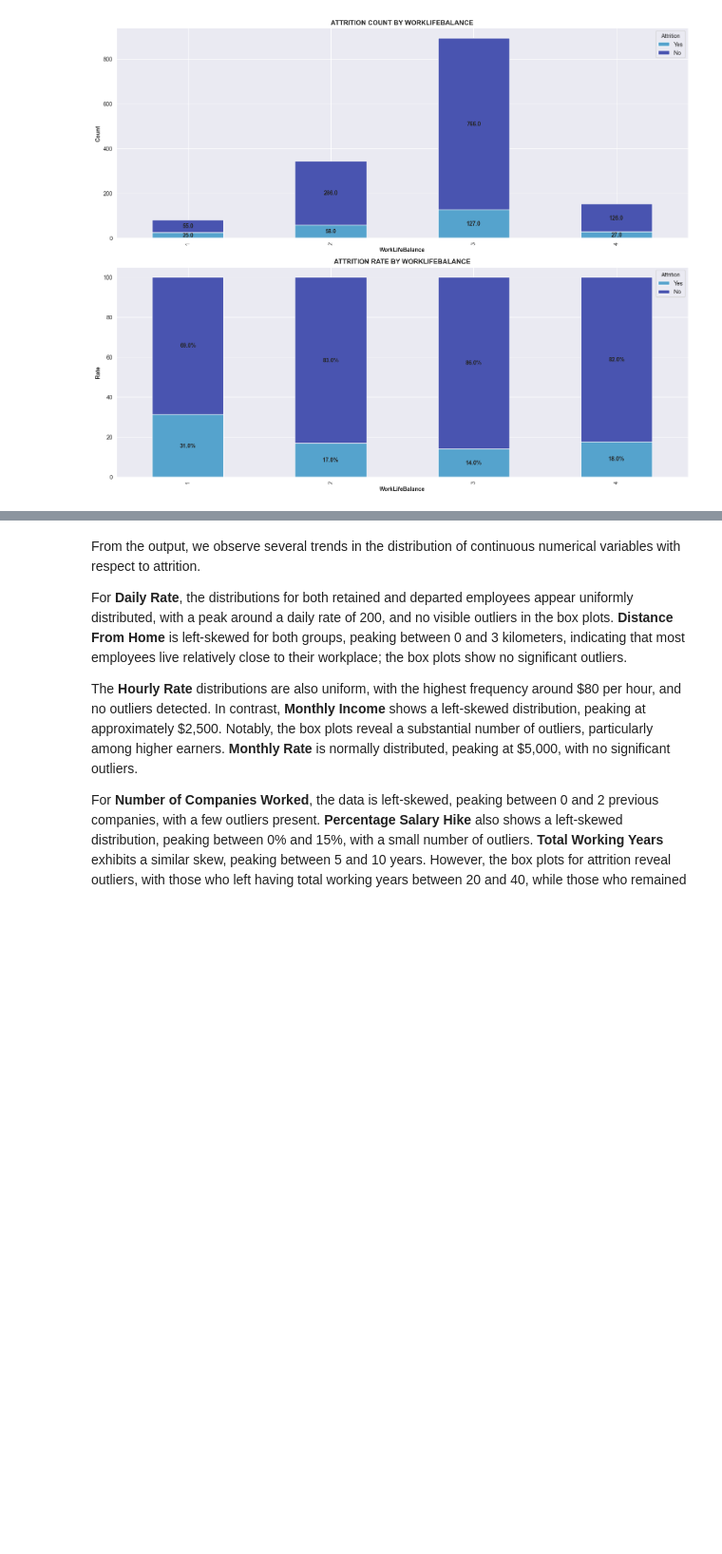
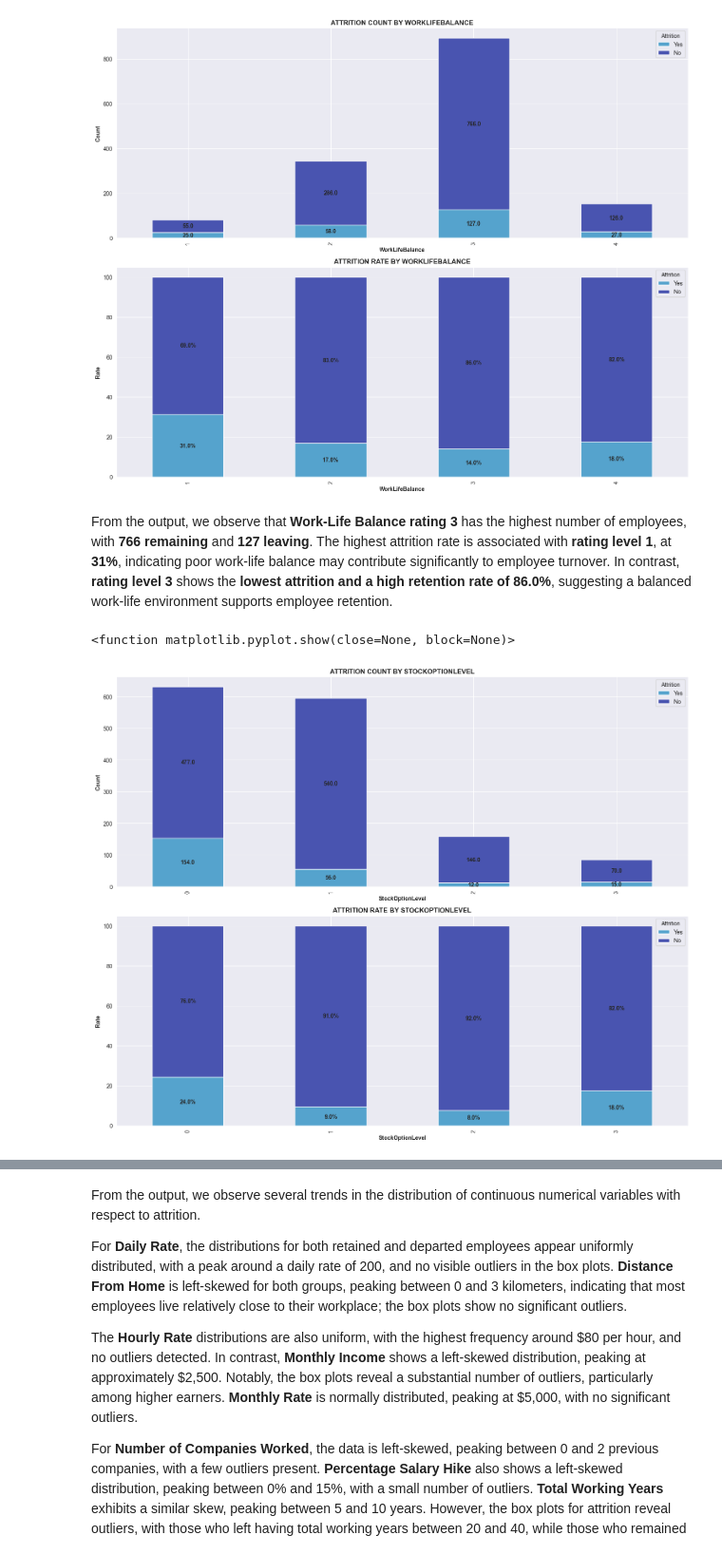
Before and after one commit to George-Njuguna/HR-ATTRITION-MODELLING, a Jupyter notebook: EDA.ipynb, the cells around one changed output, grey strips where cells are left out. Shown at 95% size. Drawn from its saved outputs; the diff is of its cells as text; code cells hidden in the pictures; blank space fills up the shorter version.

```diff
--- a/EDA.ipynb
+++ b/EDA.ipynb
@@ -334,7 +334,7 @@ def ord_data_plot( data , var1 , var2 ):
     return plt.show
 # %%
  # Saving the columns in a list
-ord_columns = [ 'JobLevel' , 'JobInvolvement' , 'Education' , 'EnvironmentSatisfaction' , 'JobSatisfaction' , 'PerformanceRating' , 'RelationshipSatisfaction' , 'WorkLifeBalance']
+ord_columns = [ 'JobLevel' , 'JobInvolvement' , 'Education' , 'EnvironmentSatisfaction' , 'JobSatisfaction' , 'PerformanceRating' , 'RelationshipSatisfaction' , 'WorkLifeBalance' , 'StockOptionLevel']
 # %%
 ord_data_plot( DATA , 'Attrition' , ord_columns[0] )
 # %% [output]
@@ -389,4 +389,11 @@ ord_data_plot( DATA , 'Attrition' , ord_columns[7] )
 # %% [output]
 <function matplotlib.pyplot.show(close=None, block=None)>
 [figure]
+# %% [markdown]
+From the output, we observe that **Work-Life Balance rating 3** has the highest number of employees, with **766 remaining** and **127 leaving**. The highest attrition rate is associated with **rating level 1**, at **31%**, indicating poor work-life balance may contribute significantly to employee turnover. In contrast, **rating level 3** shows the **lowest attrition and a high retention rate of 86.0%**, suggesting a balanced work-life environment supports employee retention.
+# %%
+ord_data_plot( DATA , 'Attrition' , ord_columns[8] )
+# %% [output]
+<function matplotlib.pyplot.show(close=None, block=None)>
+[figure, added]
 # %% [markdown]
```
Also changed, not shown: parts of 8 cells of this notebook, 2 other files.
